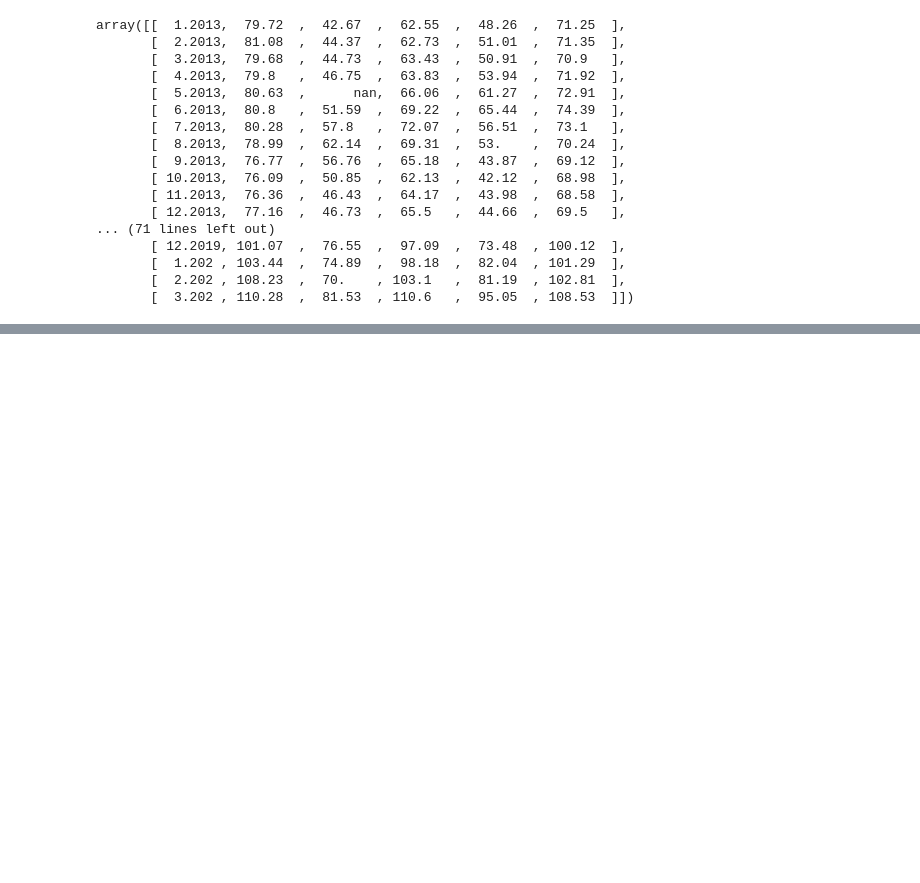
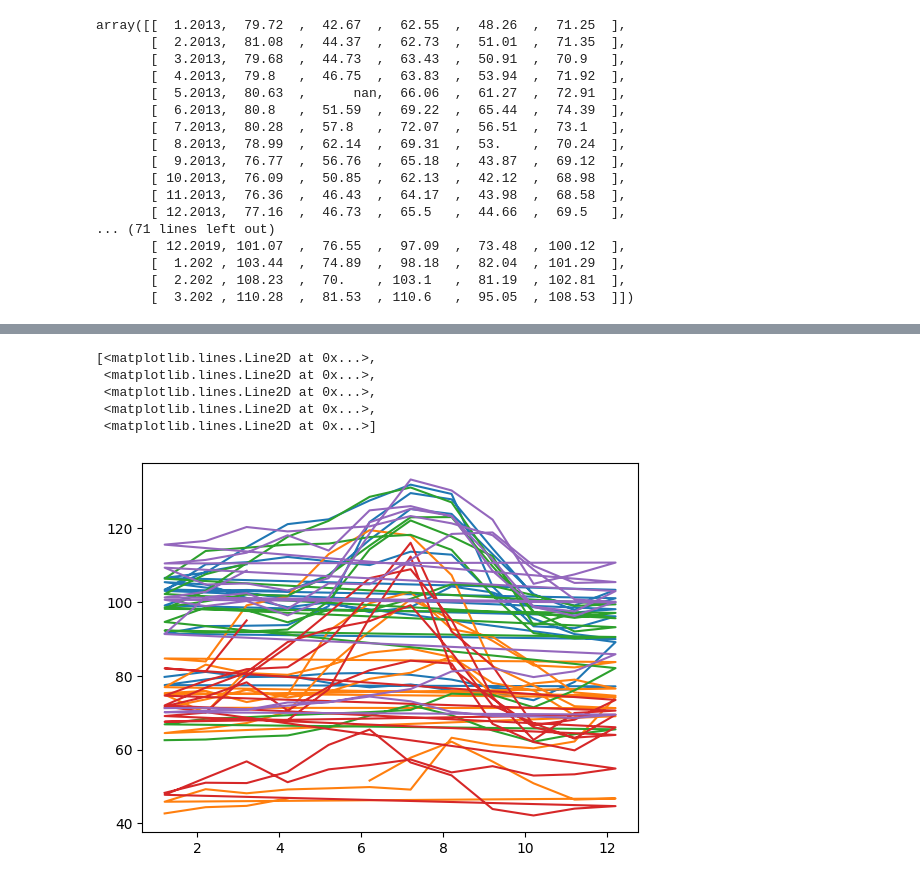
Before and after one commit to Kross363/Python-Data-Science, a Jupyter notebook: Numpy: Analisis numerico eficiente con Python.ipynb, the cells around one changed output, grey strips where cells are left out. Saved outputs shown, nothing was run; the diff lists cells and outputs as text; code cells hidden in the pictures; blank space fills up the shorter version.

```diff
--- a/Numpy: Analisis numerico eficiente con Python.ipynb
+++ b/Numpy: Analisis numerico eficiente con Python.ipynb
@@ -86,0 +89,4 @@ datos_transpuestos=datos.T
+# %%
+# Con esto tenemos la primera columna que tiene todas las fechas
+fechas=datos_transpuestos[:,0]
+fechas
@@ -86,0 +107,4 @@ datos_transpuestos=datos.T
+# %%
+precios=datos_transpuestos[:,1:]
+# Precios de las cinco ciudades
+precios
@@ -86,0 +129,10 @@ datos_transpuestos=datos.T
+# %%
+import matplotlib.pyplot as plt
+plt.plot(fechas,precios)
+# %% [output]
+[<matplotlib.lines.Line2D at 0x...>,
+ <matplotlib.lines.Line2D at 0x...>,
+ <matplotlib.lines.Line2D at 0x...>,
+ <matplotlib.lines.Line2D at 0x...>,
+ <matplotlib.lines.Line2D at 0x...>]
+[figure, added]
```
Also changed, not shown: parts of 21 cells of this notebook.
